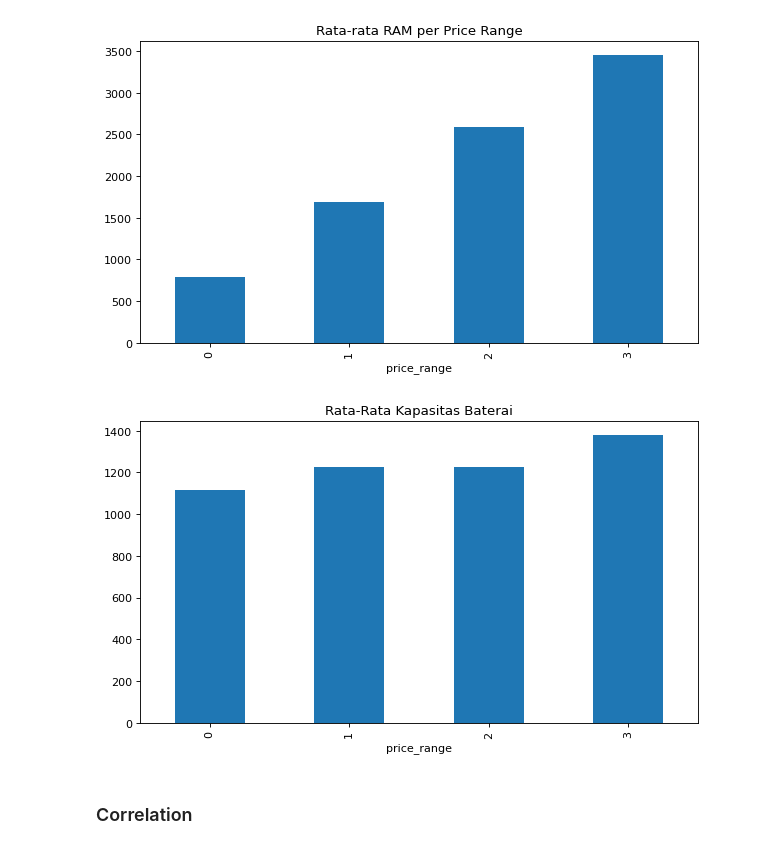
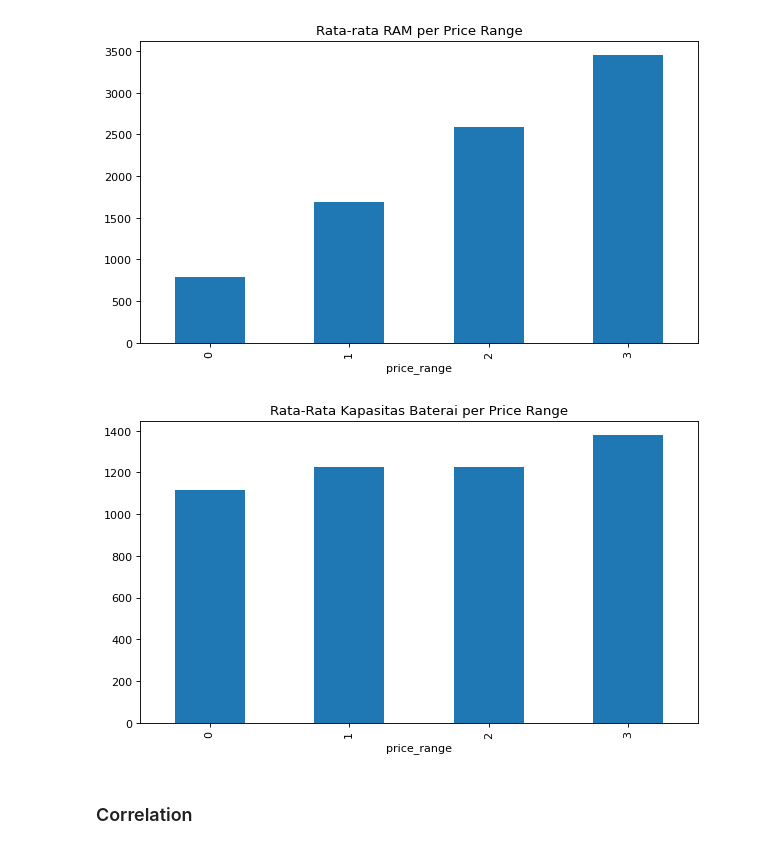
Before and after one commit to Liore-S/mobile-price-classification, a Jupyter notebook: eda.ipynb, the cells around one changed output. Drawn from its saved outputs; the diff is of its cells as text; code cells hidden in the pictures.

```diff
--- a/eda.ipynb
+++ b/eda.ipynb
@@ -128,3 +128,7 @@ three_g :
 number of outliers: 474
 max outlier value: 0
 min outlier value: 0
+# %%
+dfClean = df
+df = pd.read_csv('train.csv')
+print('Row Droped :',len(df) - len(dfClean))
@@ -183,11 +199,11 @@ plt.show()
 [figure]
 # %%
 plt.figure(num=None, figsize=(9, 5), dpi=80, facecolor='w', edgecolor='k')
-df.groupby(['price_range'])['battery_power'].mean().plot(kind='bar')
-plt.title('Rata-Rata Kapasitas Baterai')
+dfClean.groupby(['price_range'])['battery_power'].mean().plot(kind='bar')
+plt.title('Rata-Rata Kapasitas Baterai per Price Range')
 plt.show()
 # %% [output]
-[figure, old version]
+[figure, new version]
 # %% [markdown]
 ### Correlation
 # %%
```
Also changed, not shown: parts of 11 cells of this notebook, 2 other files.
